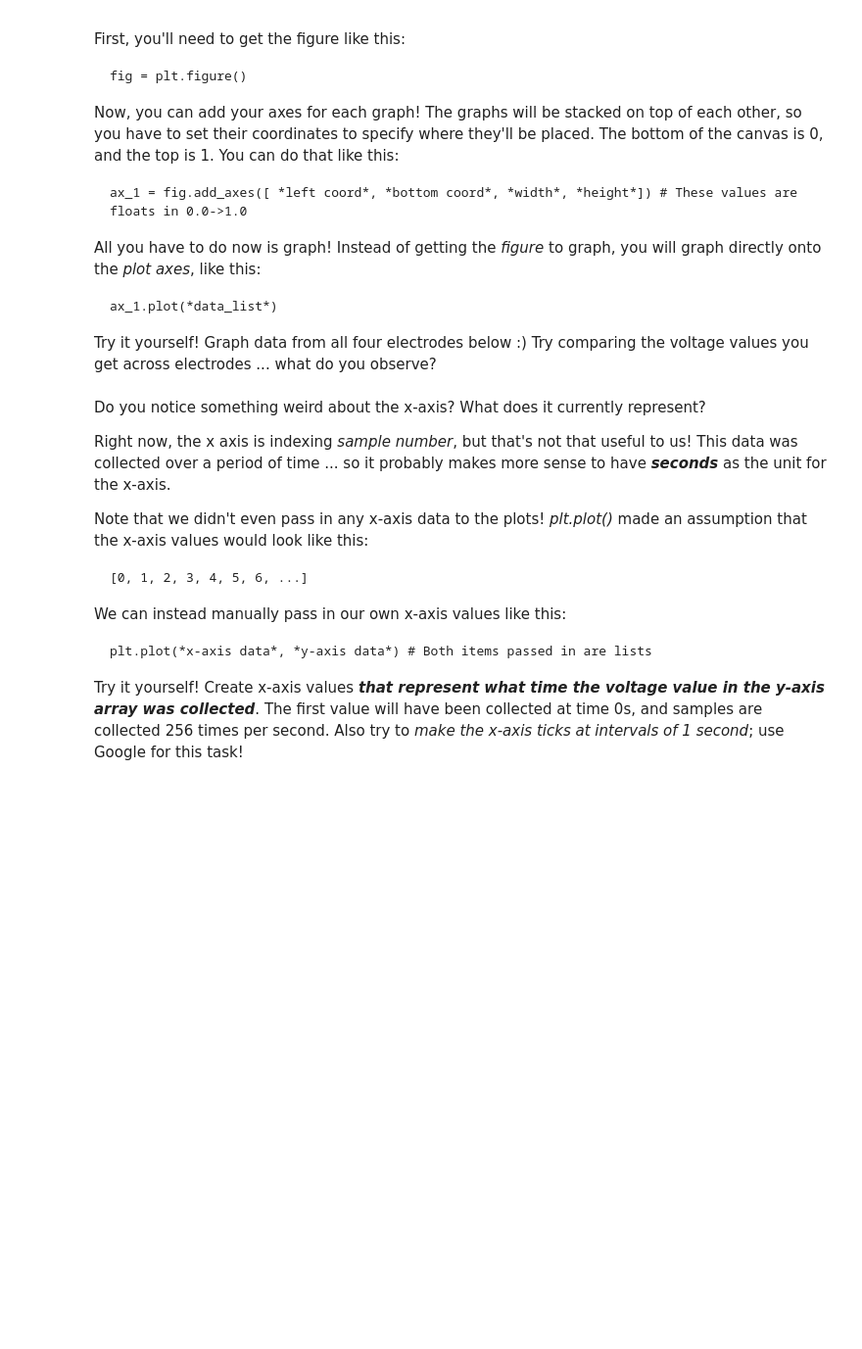
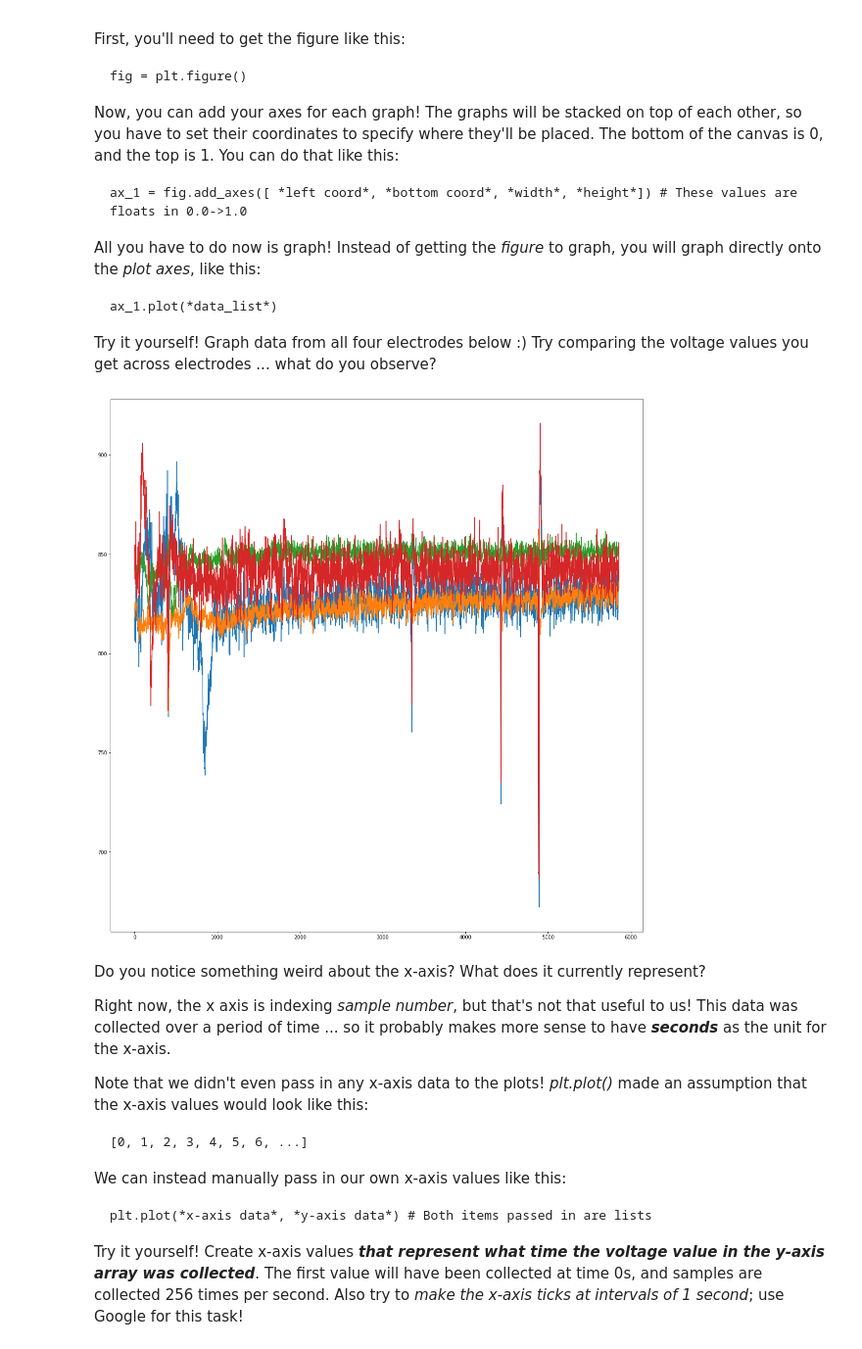
Before and after one commit to meneze73/Workshops, a Jupyter notebook: workshop_2018_2019/notebooks/exercises/wk2a_data_collection.ipynb, the cells around one changed output. Shown at 98% size. Cells and saved outputs as stored; diff of their text form; code cells hidden in the pictures; blank space fills up the shorter version.

````diff
--- a/workshop_2018_2019/notebooks/exercises/wk2a_data_collection.ipynb
+++ b/workshop_2018_2019/notebooks/exercises/wk2a_data_collection.ipynb
@@ -101,6 +103,8 @@ plt.rcParams['figure.figsize'] = [*width*, *height*]
 ```
 
 After you set the dimensions, you can try plotting again! Once you get the graph on Jupyter, double-click it to make it full-sized.
+# %%
+plt.rcParams['figure.figsize'] = [15,15]
 # %% [markdown]
 Right now, we're only graphing the EEG data from the left ear. But what if we want to see the data from all the electrodes? You'll often want to do this to see how the data changes with respect to all the electrodes.
 
@@ -132,3 +132,23 @@ fig.show() #This renders 'fig'
+# %%
+# Make your figures here, and call it 'fig'
+
+fig = plt.figure()
+
+ax_1 = fig.add_axes([1.0, 0.0, 1.0, 1.0]) # These values are floats in 0.0->1.0
+ax_1.plot(l_ear_arr)
+
+ax_2 = fig.add_axes([1.0, 0.0, 1.0, 1.0]) # These values are floats in 0.0->1.0
+ax_2.plot(l_forehead_arr)
+
+ax_3 = fig.add_axes([1.0, 0.0, 1.0, 1.0]) # These values are floats in 0.0->1.0
+ax_3.plot(r_forehead_arr)
+
+ax_4 = fig.add_axes([1.0, 0.0, 1.0, 1.0]) # These values are floats in 0.0->1.0
+ax_4.plot(r_ear_arr)
+
+fig.show() #This renders 'fig'
+# %% [output]
+[figure, added]
 # %% [markdown]
 Do you notice something weird about the x-axis? What does it currently represent?
 
````
Also changed, not shown: parts of 5 cells of this notebook, 1 other file.
